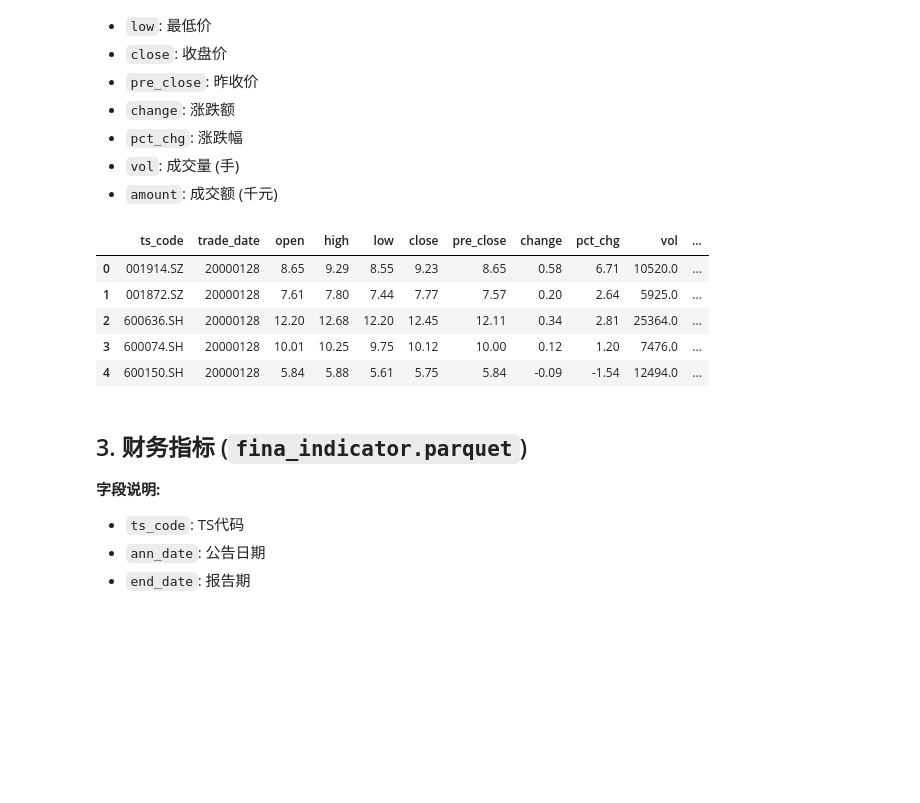
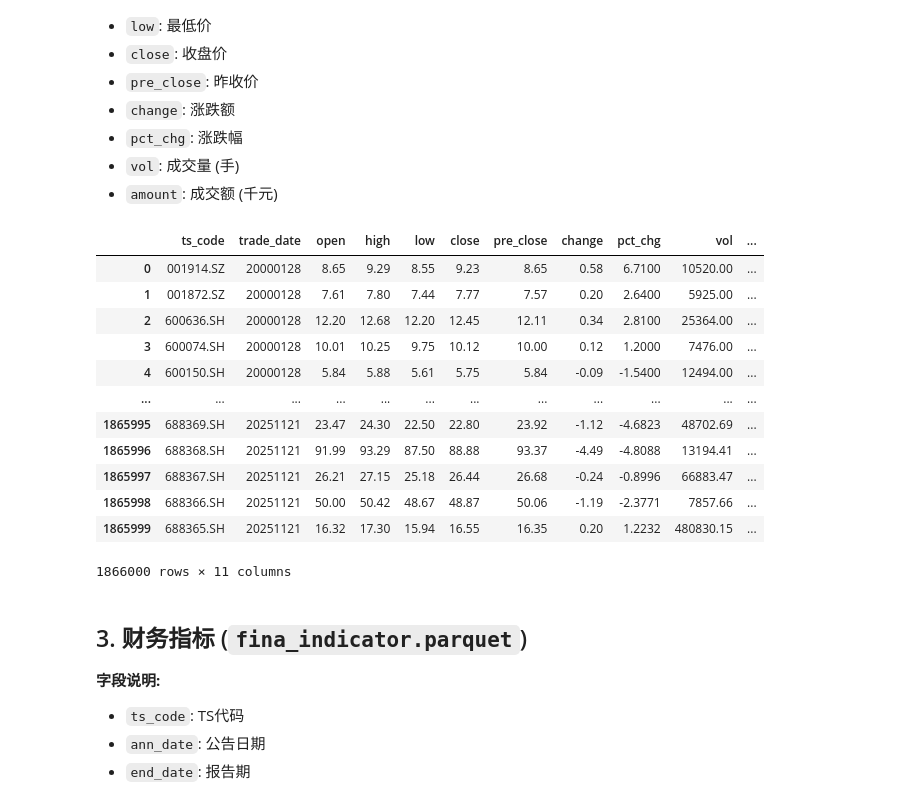
Before and after one commit to ChenNachuan/AMQI, a Jupyter notebook: data/raw_data/data_inspection.ipynb, the cells around one changed output. Cells and saved outputs as stored; diff of their text form; code cells hidden in the pictures; blank space fills up the shorter version.

```diff
--- a/data/raw_data/data_inspection.ipynb
+++ b/data/raw_data/data_inspection.ipynb
@@ -52,18 +56,22 @@ except Exception as e:
 - `vol`: 成交量 (手)
 - `amount`: 成交额 (千元)
 # %%
-try:
-    df_daily = pd.read_parquet(data_dir / "daily.parquet")
-    display(df_daily.head())
-except Exception as e:
-    print(f"加载 daily.parquet 失败: {e}")
+df_daily = pd.read_parquet(data_dir / "daily.parquet")
+display(df_daily)
 # %% [output]
 |  | ts_code | trade_date | open | high | low | close | pre_close | change | pct_chg | vol | ... |
-| 0 | 001914.SZ | 20000128 | 8.65 | 9.29 | 8.55 | 9.23 | 8.65 | 0.58 | 6.71 | 10520.0 | ... |
-| 1 | 001872.SZ | 20000128 | 7.61 | 7.80 | 7.44 | 7.77 | 7.57 | 0.20 | 2.64 | 5925.0 | ... |
-| 2 | 600636.SH | 20000128 | 12.20 | 12.68 | 12.20 | 12.45 | 12.11 | 0.34 | 2.81 | 25364.0 | ... |
-| 3 | 600074.SH | 20000128 | 10.01 | 10.25 | 9.75 | 10.12 | 10.00 | 0.12 | 1.20 | 7476.0 | ... |
-| 4 | 600150.SH | 20000128 | 5.84 | 5.88 | 5.61 | 5.75 | 5.84 | -0.09 | -1.54 | 12494.0 | ... |
+| 0 | 001914.SZ | 20000128 | 8.65 | 9.29 | 8.55 | 9.23 | 8.65 | 0.58 | 6.7100 | 10520.00 | ... |
+| 1 | 001872.SZ | 20000128 | 7.61 | 7.80 | 7.44 | 7.77 | 7.57 | 0.20 | 2.6400 | 5925.00 | ... |
+| 2 | 600636.SH | 20000128 | 12.20 | 12.68 | 12.20 | 12.45 | 12.11 | 0.34 | 2.8100 | 25364.00 | ... |
+| 3 | 600074.SH | 20000128 | 10.01 | 10.25 | 9.75 | 10.12 | 10.00 | 0.12 | 1.2000 | 7476.00 | ... |
+| 4 | 600150.SH | 20000128 | 5.84 | 5.88 | 5.61 | 5.75 | 5.84 | -0.09 | -1.5400 | 12494.00 | ... |
+| ... | ... | ... | ... | ... | ... | ... | ... | ... | ... | ... | ... |
+| 1865995 | 688369.SH | 20251121 | 23.47 | 24.30 | 22.50 | 22.80 | 23.92 | -1.12 | -4.6823 | 48702.69 | ... |
+| 1865996 | 688368.SH | 20251121 | 91.99 | 93.29 | 87.50 | 88.88 | 93.37 | -4.49 | -4.8088 | 13194.41 | ... |
+| 1865997 | 688367.SH | 20251121 | 26.21 | 27.15 | 25.18 | 26.44 | 26.68 | -0.24 | -0.8996 | 66883.47 | ... |
+| 1865998 | 688366.SH | 20251121 | 50.00 | 50.42 | 48.67 | 48.87 | 50.06 | -1.19 | -2.3771 | 7857.66 | ... |
+| 1865999 | 688365.SH | 20251121 | 16.32 | 17.30 | 15.94 | 16.55 | 16.35 | 0.20 | 1.2232 | 480830.15 | ... |
+1866000 rows × 11 columns
 # %% [markdown]
 ## 3. 财务指标 (`fina_indicator.parquet`)
 
```
Also changed, not shown: parts of 2 cells of this notebook, 24 other files.
